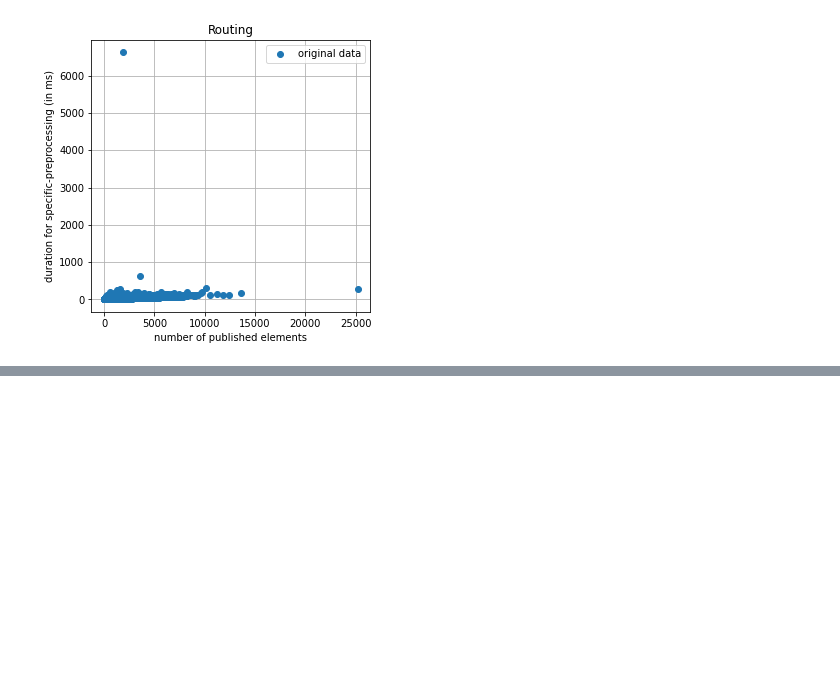
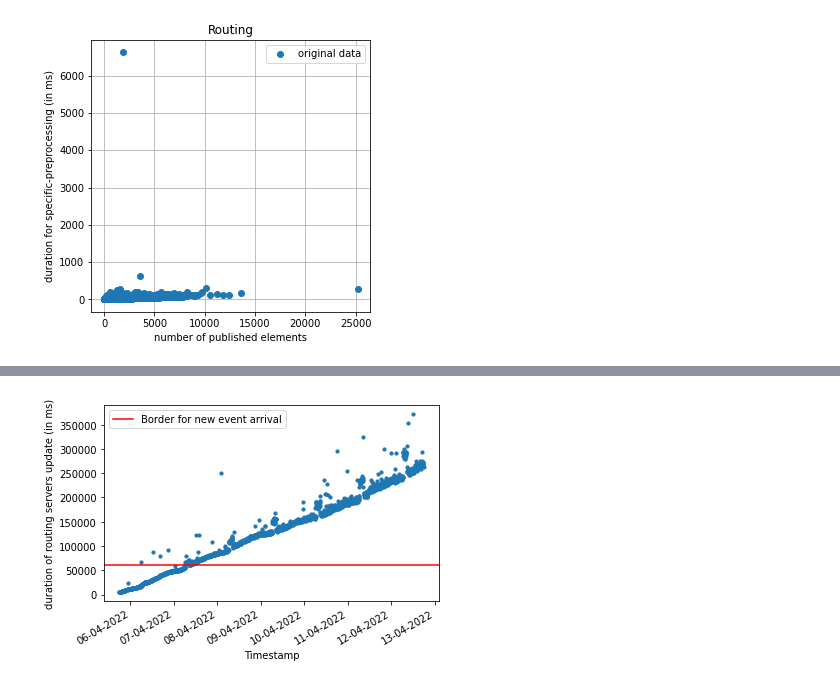
Before and after one commit to noxz-dev/osm-cqrs, a Jupyter notebook: docs/results/Analysis.ipynb, the cells around one changed output, grey strips where cells are left out. Cells and saved outputs as stored; diff of their text form; code cells hidden in the pictures; blank space fills up the shorter version.

```diff
--- a/docs/results/Analysis.ipynb
+++ b/docs/results/Analysis.ipynb
@@ -460,0 +510,28 @@ for ax in axs.flat:
+# %%
+import datetime
+from matplotlib import dates
+
+
+def date_parse(date):
+    return datetime.datetime.strptime(date, "%Y-%m-%dT%H:%M:%SZ")
+
+
+ROUTING_SERVER_DURATION_COLUMN = 'duration of routing servers update (in ms)'
+routing_service_dataframe = pd.read_csv("routing-server.statistics.csv", parse_dates=True, date_parser=date_parse,
+                                        header=1, index_col=['DateTime'],
+                                        names=['DateTime', ROUTING_SERVER_DURATION_COLUMN])
+
+x_routing = routing_service_dataframe.index.get_level_values("DateTime")
+y_routing = routing_service_dataframe[ROUTING_SERVER_DURATION_COLUMN]
+fig, ax = plt.subplots()
+ax.scatter(x_routing, y_routing, s=10)
+# ax.xaxis.set_major_locator()
+ax.xaxis.set_major_formatter(dates.DateFormatter('%d-%m-%Y'))
+plt.gcf().autofmt_xdate()
+plt.xlabel("Timestamp")
+plt.axhline(y=60000, color='r').set_label('Border for new event arrival')
+plt.ylabel(ROUTING_SERVER_DURATION_COLUMN)
+plt.legend()
+plt.show()
+# %% [output]
+[figure, added]
```
Also changed, not shown: parts of 11 cells of this notebook, 17 other files.
